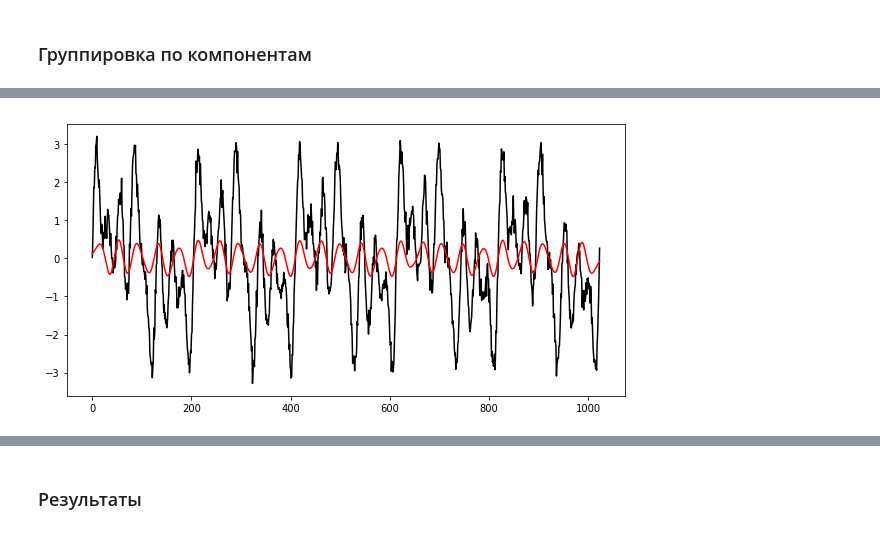
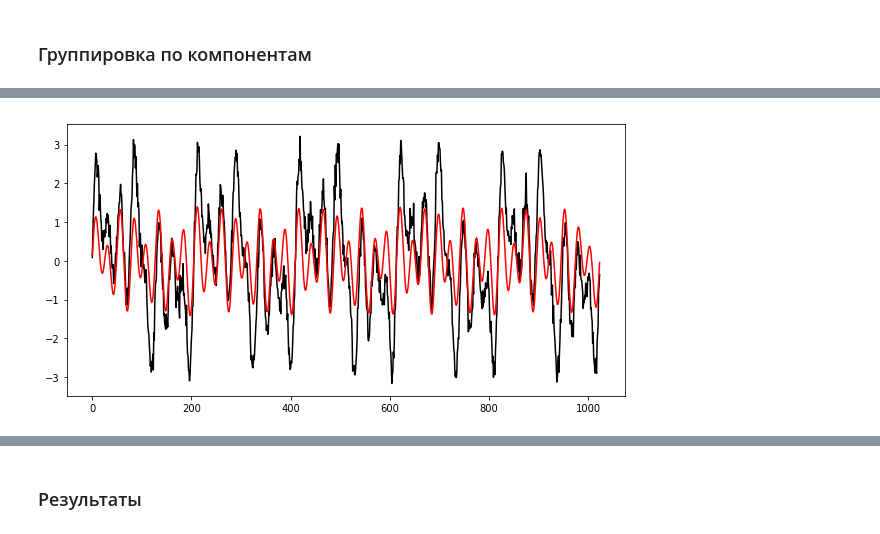
Before and after one commit to Tsypaev/time-series-analysis, a Jupyter notebook: 5LR/5-timeSeries.ipynb, the cells around one changed output, grey strips where cells are left out. Drawn from its saved outputs; the diff is of its cells as text; code cells hidden in the pictures.

```diff
--- a/5LR/5-timeSeries.ipynb
+++ b/5LR/5-timeSeries.ipynb
@@ -458,12 +458,12 @@ print("Траекторные вектора:\n", V65, '\n') # траектор
 # %%
-F3_65 = SSA_group(A65, U65, V65, len(F), [3])
+F3_65 = SSA_group(A65, U65, V65, len(F), [3,4,5])
 
 plt.figure(figsize = (10, 5))
 plt.plot(F, 'k')
 plt.plot(F3_65, 'r')
 plt.show()
 # %% [output]
-[figure, old version]
+[figure, new version]
 # %%
 A75, U75, V75 = SSA_modes(F, 75) # его разложение с длиной окна = 75
 print("Собственные числа:\n", A75, '\n') # собственные числа
```
Also changed, not shown: parts of 25 cells of this notebook.
